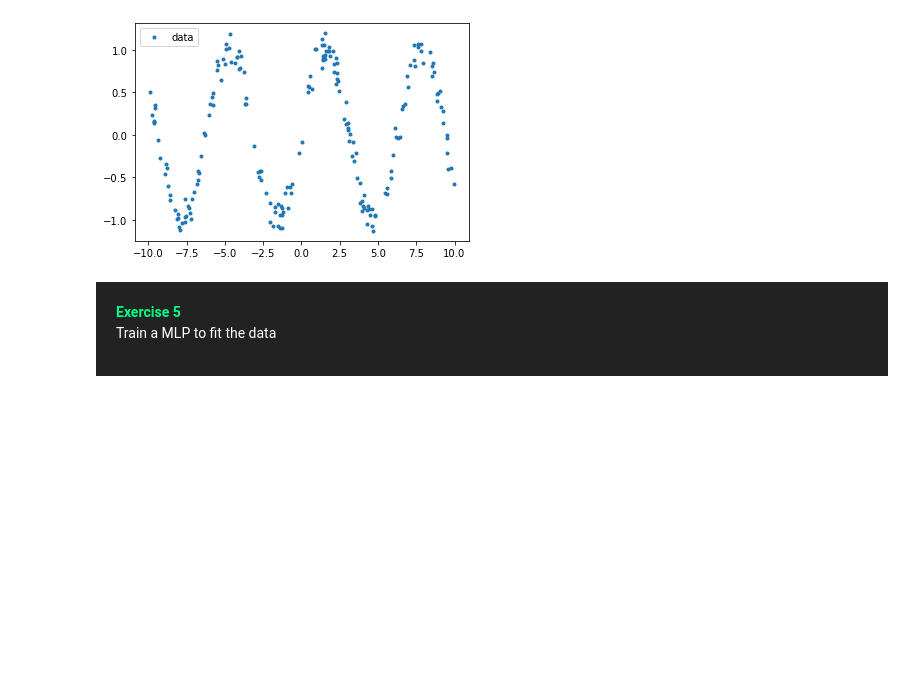
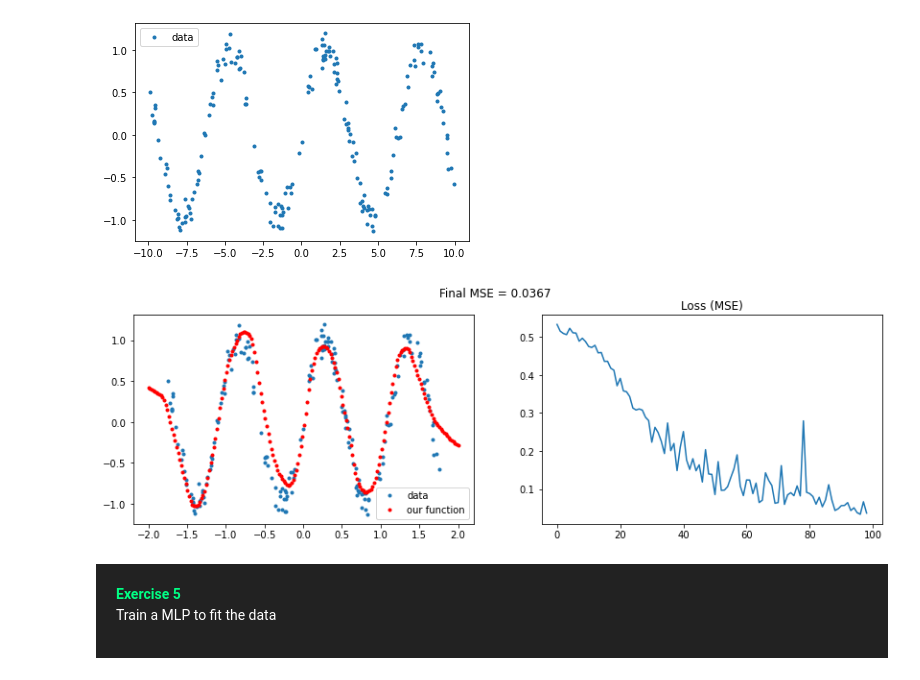
Before and after one commit to martinezpl/Strive, a Jupyter notebook: M5/02. MLP regression/3 Regression - Exercise.ipynb, the cells around one changed output. Saved outputs shown, nothing was run; the diff lists cells and outputs as text; code cells hidden in the pictures; blank space fills up the shorter version.

```diff
--- a/M5/02. MLP regression/3 Regression - Exercise.ipynb
+++ b/M5/02. MLP regression/3 Regression - Exercise.ipynb
@@ -118,6 +156,27 @@ pred_x = np.linspace(start=-2, stop=2, num=200)
 plot(x,y)
 # %% [output]
 [figure]
+# %%
+model = Sequential()
+model.add(Dense(110, activation='relu', input_dim=1, kernel_initializer='RandomNormal'))
+model.add(Dense(220, activation='relu'))
+model.add(Dense(330, activation='relu'))
+model.add(Dense(220, activation='relu'))
+model.add(Dense(110, activation='relu'))
+model.add(Dense(1, name='regression'))
+
+x=scaler.fit_transform(x)
+model.compile(loss='mse', optimizer=optimizers.SGD(0.1))
+hist = model.fit(x, y, epochs=99, batch_size=16, verbose=0)
+
+pred_y = model.predict(pred_x)
+
+fig, (plot1, plot2) = plt.subplots(1, 2, figsize=(14,4))
+fig.suptitle("Final MSE = "+ str(round(hist.history["loss"][-1],4)))
+plot(x, y, pred_x, pred_y, ax=plot1)
+plot2.plot(hist.history["loss"]); plot2.set_title("Loss (MSE)");
+# %% [output]
+[figure, added]
 # %% [markdown]
 <div style="background:#222222; color:#ffffff; padding:20px">
   <strong style="color:#01ff84">Exercise 5</strong>
```
Also changed, not shown: parts of 6 cells of this notebook, 1 other file.
